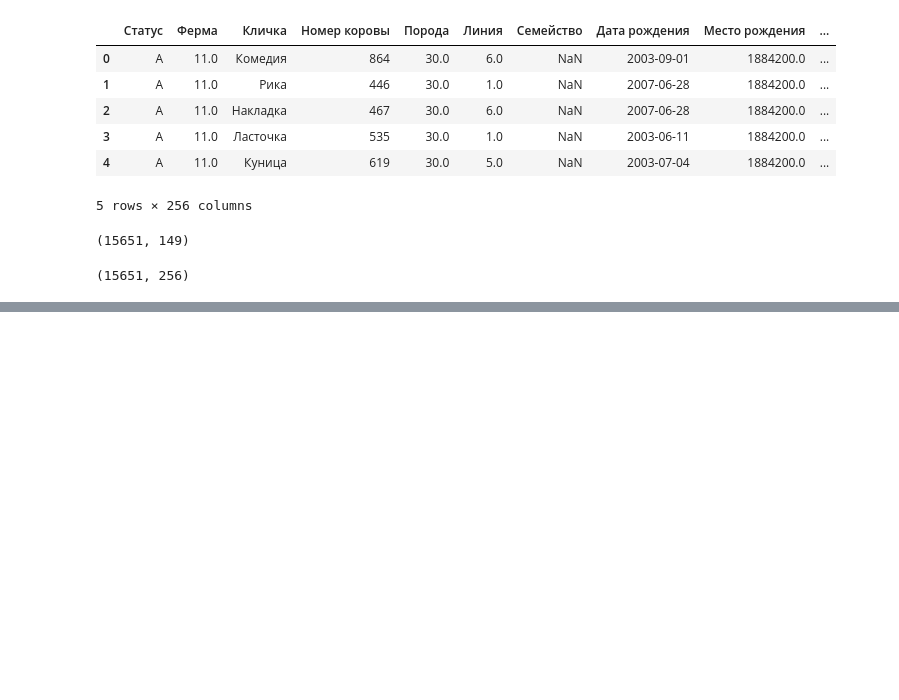
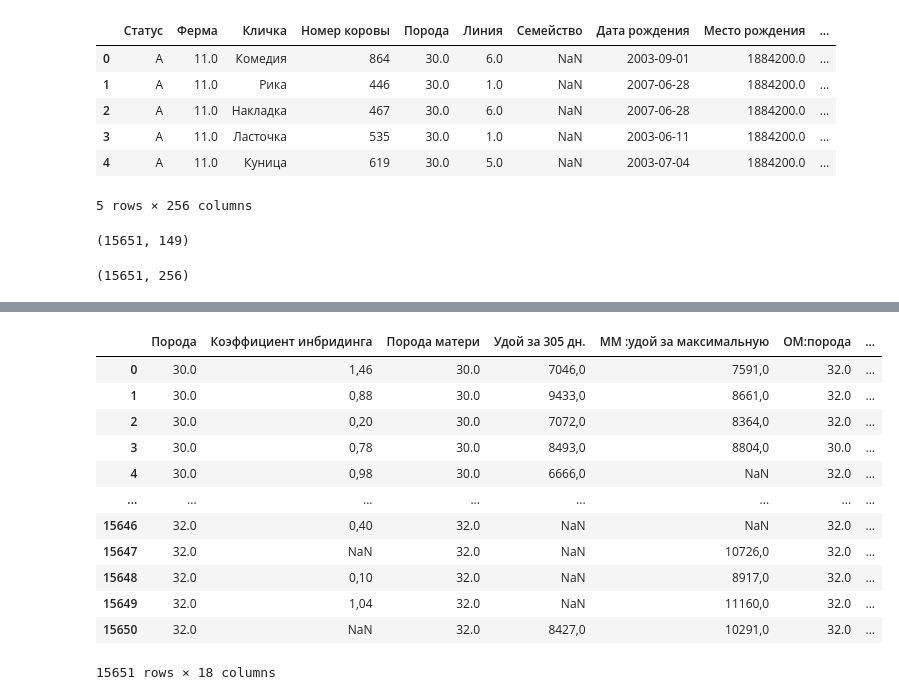
Before and after one commit to cntgfy111/iwasforcedto, a Jupyter notebook: Project.ipynb, the cells around one changed output, grey strips where cells are left out. Saved outputs shown, nothing was run; the diff lists cells and outputs as text; code cells hidden in the pictures; blank space fills up the shorter version.

```diff
--- a/Project.ipynb
+++ b/Project.ipynb
@@ -3,5 +7,7 @@ import pandas as pd
 # %%
-dfs = pd.read_excel("raw.xls", sheet_name=[0, 1])
+dfs = pd.read_excel("Input/raw.xls", sheet_name=[0, 1])
+# И это, у меня просто в папочке лежит
+# dfs = pd.read_excel("raw.xls", sheet_name=[0, 1])
 ancestors = dfs[0]
 productivity = dfs[1]
 # %%
@@ -90,0 +41,3 @@ save_with_wrap(productivity_missing, "productivity_missing.xlsx")
+# %%
+ancestors_new = ancestors.iloc [:, [3,8,16,23,46,51,52,59,60,68,69,75,82,88,107,112]]
+ancestors_new.head()
@@ -90,0 +65,17 @@ save_with_wrap(productivity_missing, "productivity_missing.xlsx")
+# %%
+df = pd.merge(ancestors_new, productivity_new, left_index=True, right_index=True)
+df
+# %% [output]
+|  | Порода | Коэффициент инбридинга | Порода матери | Удой за 305 дн. | ММ :удой за максимальную | ОМ:порода | ... |
+| 0 | 30.0 | 1,46 | 30.0 | 7046,0 | 7591,0 | 32.0 | ... |
+| 1 | 30.0 | 0,88 | 30.0 | 9433,0 | 8661,0 | 32.0 | ... |
+| 2 | 30.0 | 0,20 | 30.0 | 7072,0 | 8364,0 | 32.0 | ... |
+| 3 | 30.0 | 0,78 | 30.0 | 8493,0 | 8804,0 | 30.0 | ... |
+| 4 | 30.0 | 0,98 | 30.0 | 6666,0 | NaN | 32.0 | ... |
+| ... | ... | ... | ... | ... | ... | ... | ... |
+| 15646 | 32.0 | 0,40 | 32.0 | NaN | NaN | 32.0 | ... |
+| 15647 | 32.0 | NaN | 32.0 | NaN | 10726,0 | 32.0 | ... |
+| 15648 | 32.0 | 0,10 | 32.0 | NaN | 8917,0 | 32.0 | ... |
+| 15649 | 32.0 | 1,04 | 32.0 | NaN | 11160,0 | 32.0 | ... |
+| 15650 | 32.0 | NaN | 32.0 | 8427,0 | 10291,0 | 32.0 | ... |
+15651 rows × 18 columns
```
Also changed, not shown: parts of 25 cells of this notebook, 9 other files.
